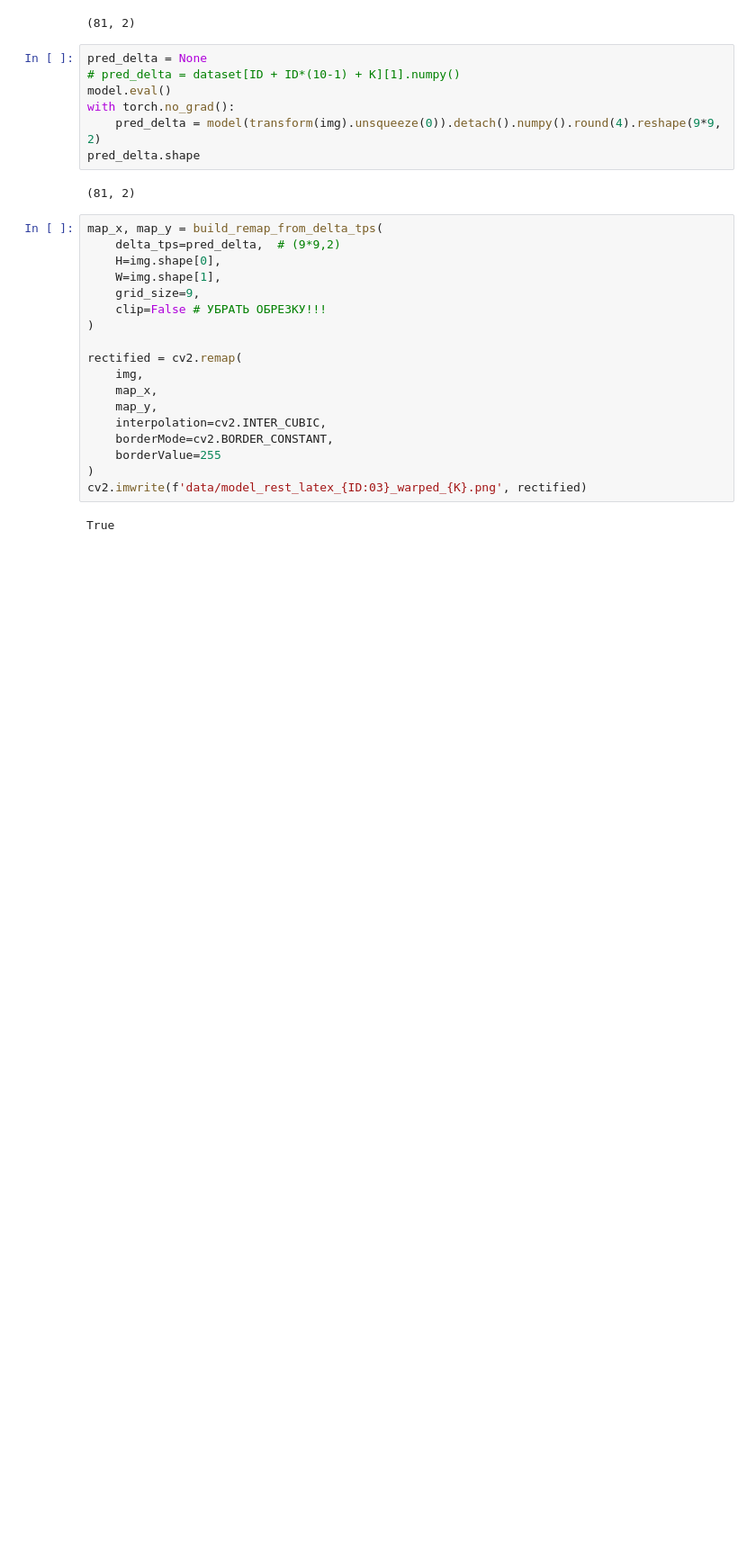
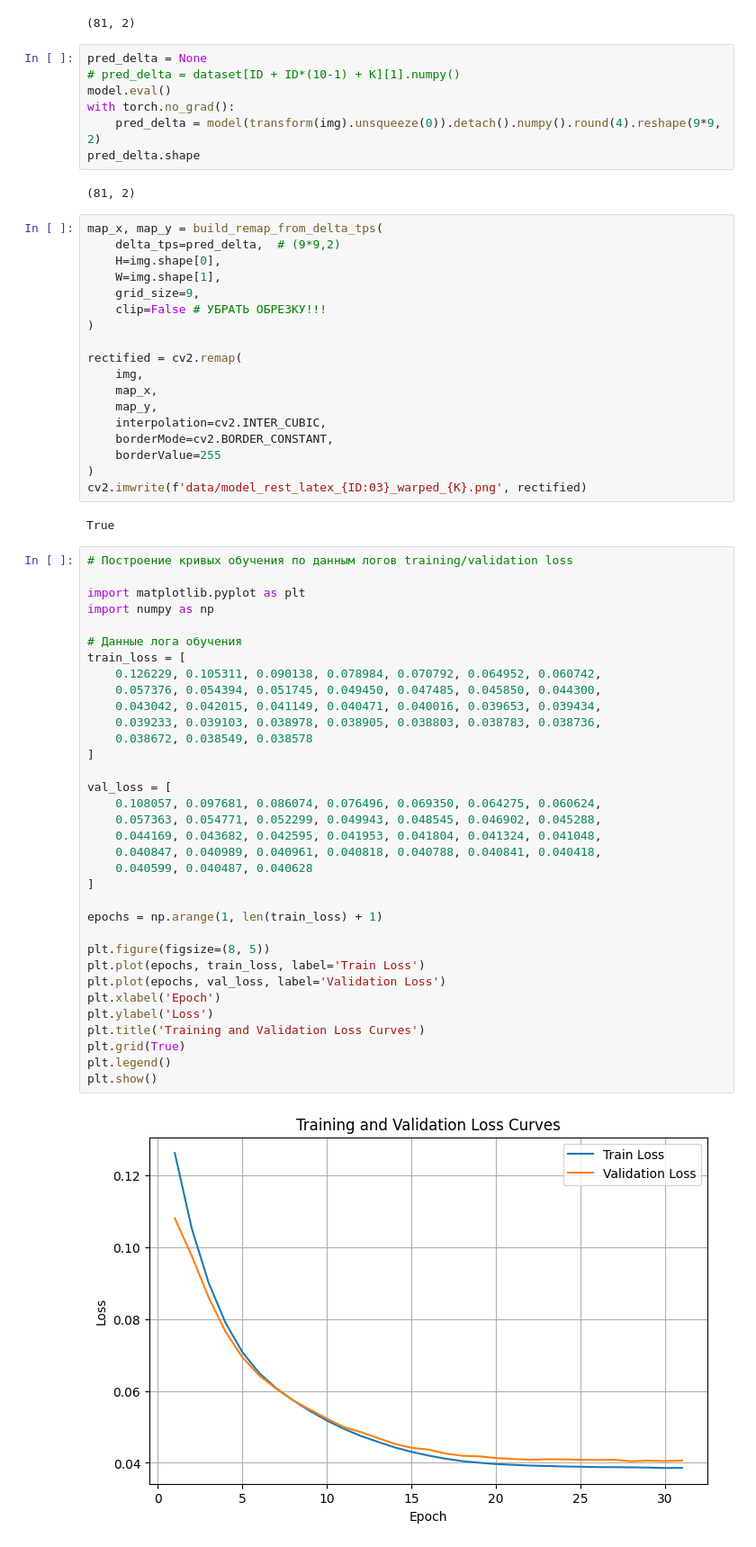
Before and after one commit to trxxnk/text-image-alignment, a Jupyter notebook: notebooks/03_train_model.ipynb, the cells around one changed output. Shown at 90% size. Drawn from its saved outputs; the diff is of its cells as text; blank space fills up the shorter version.

```diff
--- a/notebooks/03_train_model.ipynb
+++ b/notebooks/03_train_model.ipynb
@@ -350,3 +350,39 @@ rectified = cv2.remap(
 cv2.imwrite(f'data/model_rest_latex_{ID:03}_warped_{K}.png', rectified)
 # %% [output]
 True
+# %%
+# Построение кривых обучения по данным логов training/validation loss
+
+import matplotlib.pyplot as plt
+import numpy as np
+
+# Данные лога обучения
+train_loss = [
+    0.126229, 0.105311, 0.090138, 0.078984, 0.070792, 0.064952, 0.060742,
+    0.057376, 0.054394, 0.051745, 0.049450, 0.047485, 0.045850, 0.044300,
+    0.043042, 0.042015, 0.041149, 0.040471, 0.040016, 0.039653, 0.039434,
+    0.039233, 0.039103, 0.038978, 0.038905, 0.038803, 0.038783, 0.038736,
+    0.038672, 0.038549, 0.038578
+]
+
+val_loss = [
+    0.108057, 0.097681, 0.086074, 0.076496, 0.069350, 0.064275, 0.060624,
+    0.057363, 0.054771, 0.052299, 0.049943, 0.048545, 0.046902, 0.045288,
+    0.044169, 0.043682, 0.042595, 0.041953, 0.041804, 0.041324, 0.041048,
+    0.040847, 0.040989, 0.040961, 0.040818, 0.040788, 0.040841, 0.040418,
+    0.040599, 0.040487, 0.040628
+]
+
+epochs = np.arange(1, len(train_loss) + 1)
+
+plt.figure(figsize=(8, 5))
+plt.plot(epochs, train_loss, label='Train Loss')
+plt.plot(epochs, val_loss, label='Validation Loss')
+plt.xlabel('Epoch')
+plt.ylabel('Loss')
+plt.title('Training and Validation Loss Curves')
+plt.grid(True)
+plt.legend()
+plt.show()
+# %% [output]
+[figure, added]
```
Also changed, not shown: 6 other files.
